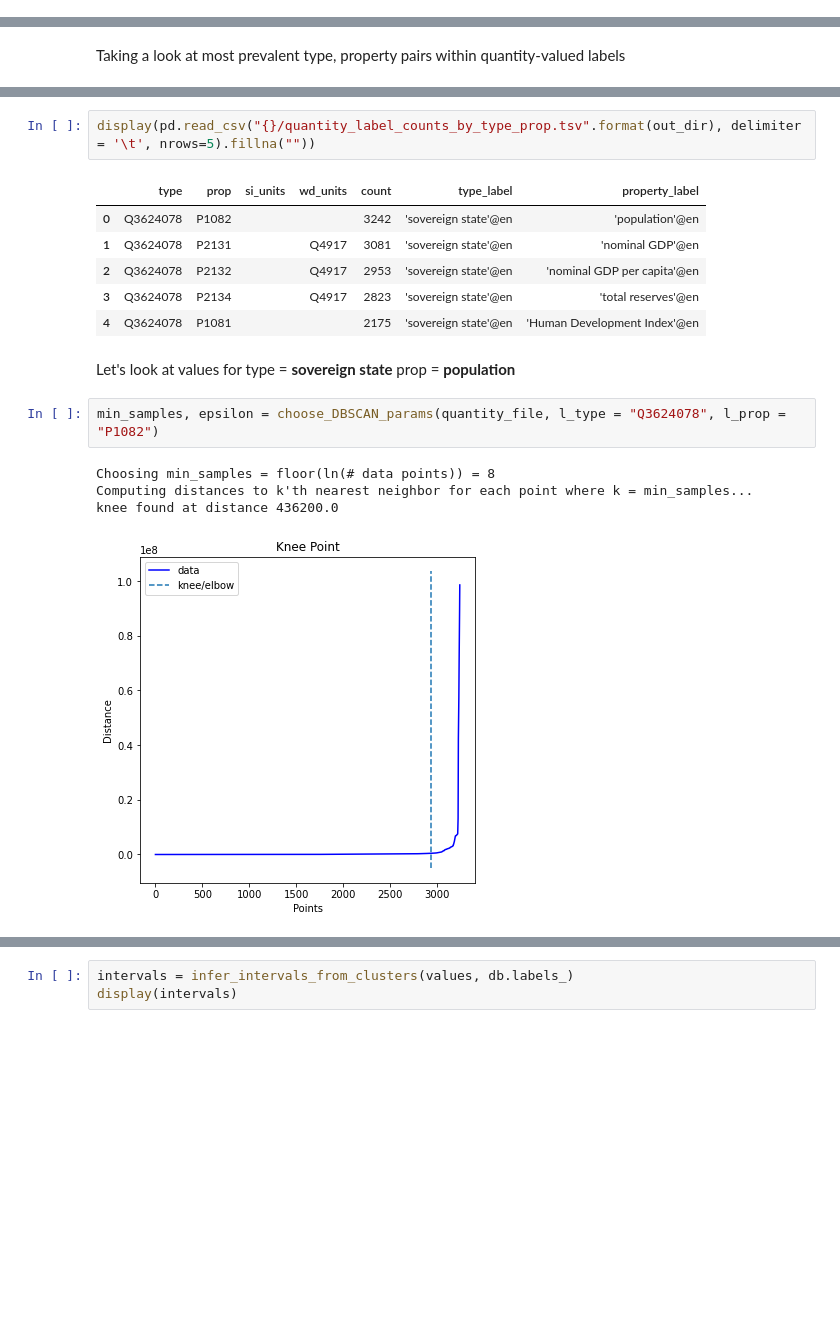
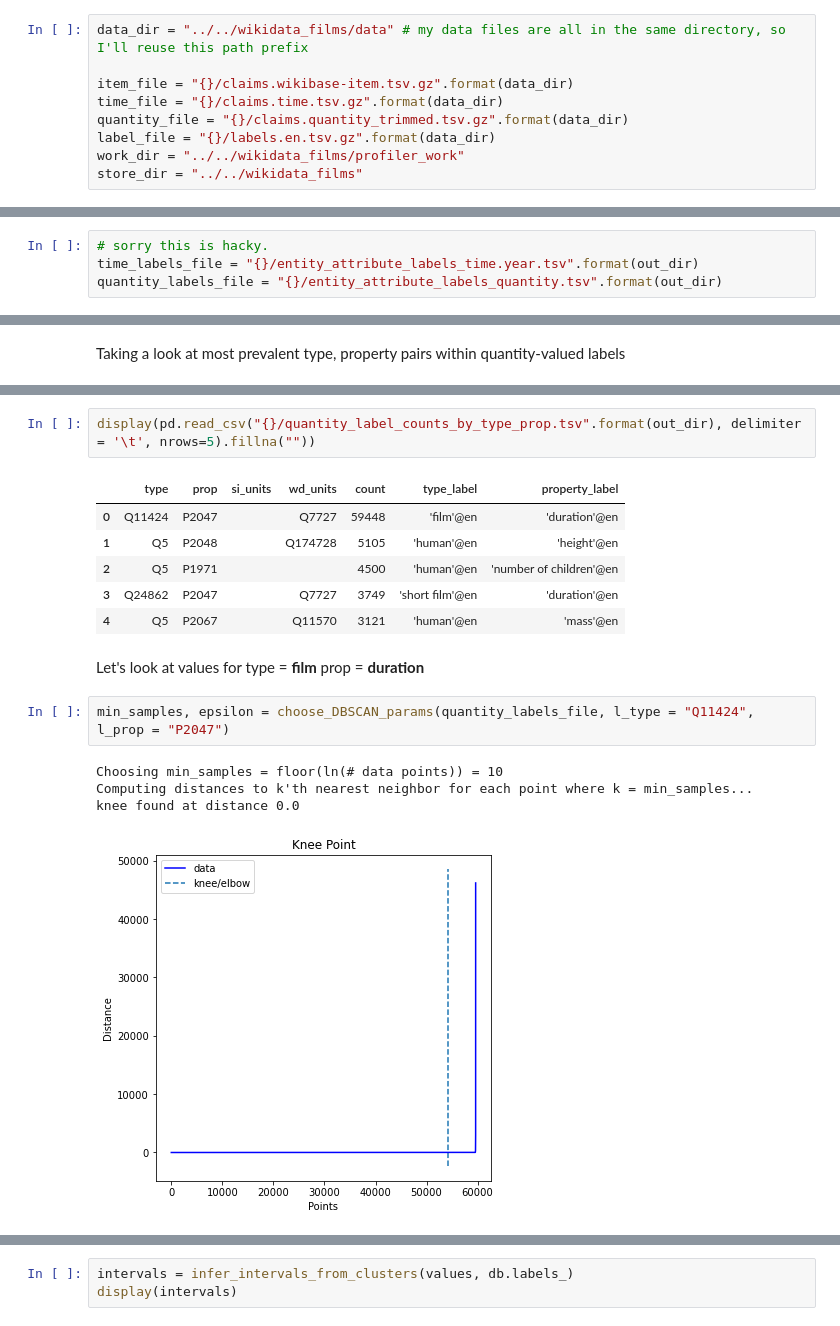
Before and after one commit to nicklein/kgtk, a Jupyter notebook: entity_profiling/2_explore_label_discretization.ipynb, the cells around one changed output, grey strips where cells are left out. Drawn from its saved outputs; the diff is of its cells as text; blank space fills up the shorter version.

Commit message:
make label discretization notebook more independent of other notebooks, add some resource links, make output less cluttered, and run on film dataset instead of beers

```diff
--- a/entity_profiling/2_explore_label_discretization.ipynb
+++ b/entity_profiling/2_explore_label_discretization.ipynb
@@ -36,3 +39,12 @@ store_dir = "../../Q44"
+# %%
+data_dir = "../../wikidata_films/data" # my data files are all in the same directory, so I'll reuse this path prefix
+
+item_file = "{}/claims.wikibase-item.tsv.gz".format(data_dir)
+time_file = "{}/claims.time.tsv.gz".format(data_dir)
+quantity_file = "{}/claims.quantity_trimmed.tsv.gz".format(data_dir)
+label_file = "{}/labels.en.tsv.gz".format(data_dir)
+work_dir = "../../wikidata_films/profiler_work"
+store_dir = "../../wikidata_films"
 # %% [markdown]
 ### Process parameters and set up variables / file names
 # %%
@@ -214 +284,5 @@ def view_clustering(labels, values, min_hist_bin = None, max_hist_bin = None, bi
+# %%
+# sorry this is hacky.
+time_labels_file = "{}/entity_attribute_labels_time.year.tsv".format(out_dir)
+quantity_labels_file = "{}/entity_attribute_labels_quantity.tsv".format(out_dir)
 # %% [markdown]
@@ -405,18 +420,18 @@ display(pd.read_csv(quantity_file, delimiter = '\t', nrows=5).fillna(""))
 display(pd.read_csv("{}/quantity_label_counts_by_type_prop.tsv".format(out_dir), delimiter = '\t', nrows=5).fillna(""))
 # %% [output]
 |  | type | prop | si_units | wd_units | count | type_label | property_label |
-| 0 | Q3624078 | P1082 |  |  | 3242 | 'sovereign state'@en | 'population'@en |
-| 1 | Q3624078 | P2131 |  | Q4917 | 3081 | 'sovereign state'@en | 'nominal GDP'@en |
-| 2 | Q3624078 | P2132 |  | Q4917 | 2953 | 'sovereign state'@en | 'nominal GDP per capita'@en |
-| 3 | Q3624078 | P2134 |  | Q4917 | 2823 | 'sovereign state'@en | 'total reserves'@en |
-| 4 | Q3624078 | P1081 |  |  | 2175 | 'sovereign state'@en | 'Human Development Index'@en |
+| 0 | Q11424 | P2047 |  | Q7727 | 59448 | 'film'@en | 'duration'@en |
+| 1 | Q5 | P2048 |  | Q174728 | 5105 | 'human'@en | 'height'@en |
+| 2 | Q5 | P1971 |  |  | 4500 | 'human'@en | 'number of children'@en |
+| 3 | Q24862 | P2047 |  | Q7727 | 3749 | 'short film'@en | 'duration'@en |
+| 4 | Q5 | P2067 |  | Q11570 | 3121 | 'human'@en | 'mass'@en |
 # %% [markdown]
-Let's look at values for type = **sovereign state** prop = **population**
+Let's look at values for type = **film** prop = **duration**
 # %%
-min_samples, epsilon = choose_DBSCAN_params(quantity_file, l_type = "Q3624078", l_prop = "P1082")
+min_samples, epsilon = choose_DBSCAN_params(quantity_labels_file, l_type = "Q11424", l_prop = "P2047")
 # %% [output]
-Choosing min_samples = floor(ln(# data points)) = 8
+Choosing min_samples = floor(ln(# data points)) = 10
 Computing distances to k'th nearest neighbor for each point where k = min_samples...
-knee found at distance 436200.0
+knee found at distance 0.0
-[figure, old version]
+[figure, new version]
 # %%
```
Also changed, not shown: parts of 59 cells of this notebook.
